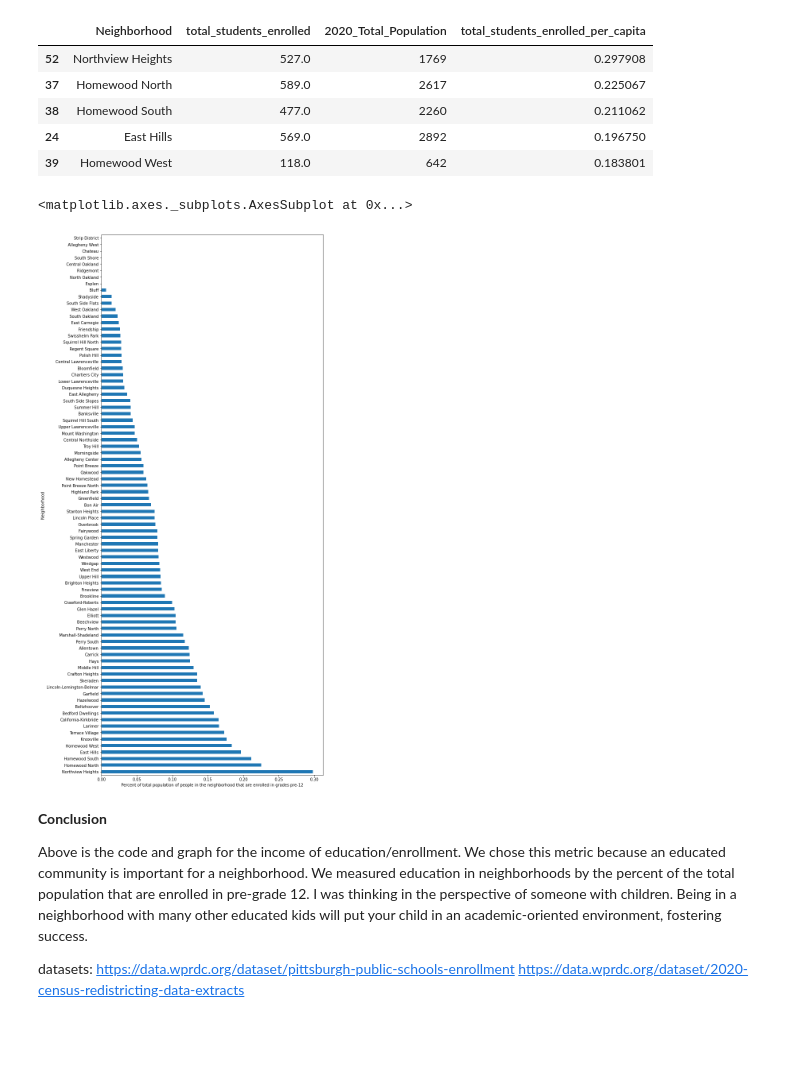
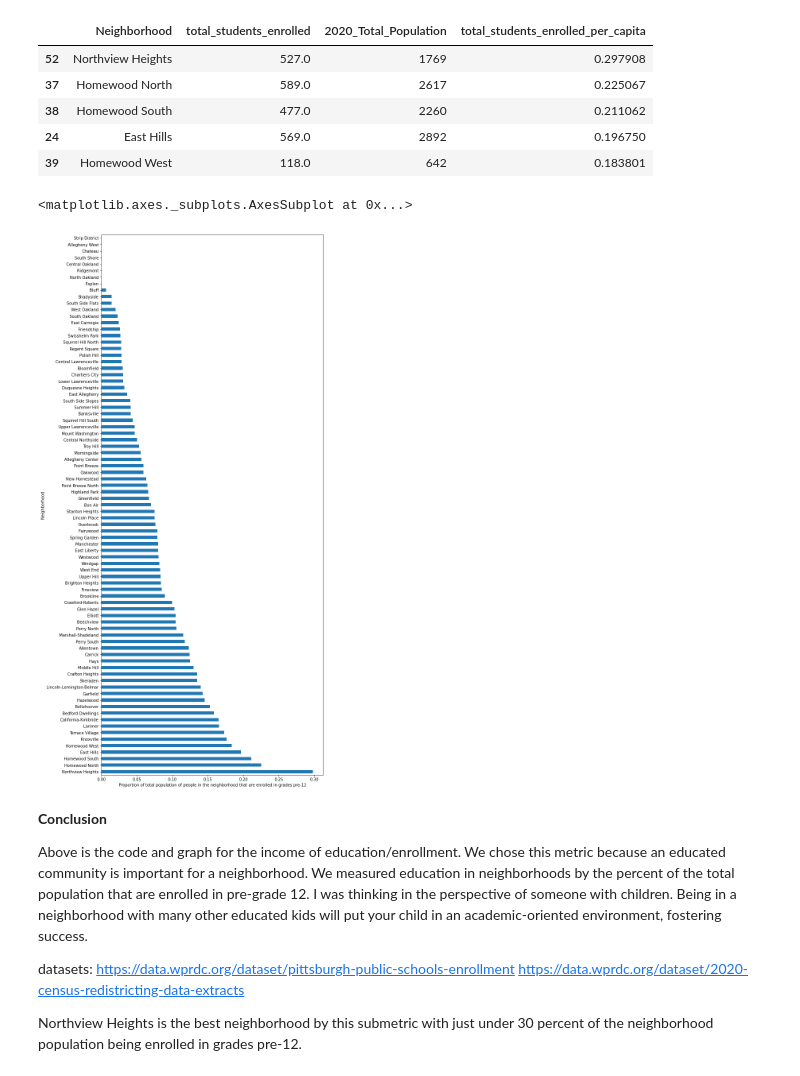
Before and after one commit to dvdzs8/Big-Ideas-Final-Project, a Jupyter notebook: Education(Leo).ipynb, the cells around one changed output. Saved outputs shown, nothing was run; the diff lists cells and outputs as text; code cells hidden in the pictures; blank space fills up the shorter version.

```diff
--- a/Education(Leo).ipynb
+++ b/Education(Leo).ipynb
@@ -76,11 +76,11 @@ enrollment.head()
 | 39 | Homewood West | 118.0 | 642 | 0.183801 |
 # %%
 graph=enrollment.plot.barh(x='Neighborhood', y='total_students_enrolled_per_capita', figsize=(10, 25), legend=None, rot=0)
-graph.set_xlabel("Percent of total population of people in the neighborhood that are enrolled in grades pre-12")
+graph.set_xlabel("Proportion of total population of people in the neighborhood that are enrolled in grades pre-12")
 graph
 # %% [output]
 <matplotlib.axes._subplots.AxesSubplot at 0x...>
-[figure, old version]
+[figure, new version]
 # %% [markdown]
 **Conclusion**
 
@@ -89,3 +89,6 @@ Above is the code and graph for the income of education/enrollment. We chose thi
 datasets:
 https://data.wprdc.org/dataset/pittsburgh-public-schools-enrollment
 https://data.wprdc.org/dataset/2020-census-redistricting-data-extracts
+
+
+Northview Heights is the best neighborhood by this submetric with just under 30 percent of the neighborhood population being enrolled in grades pre-12.
```
